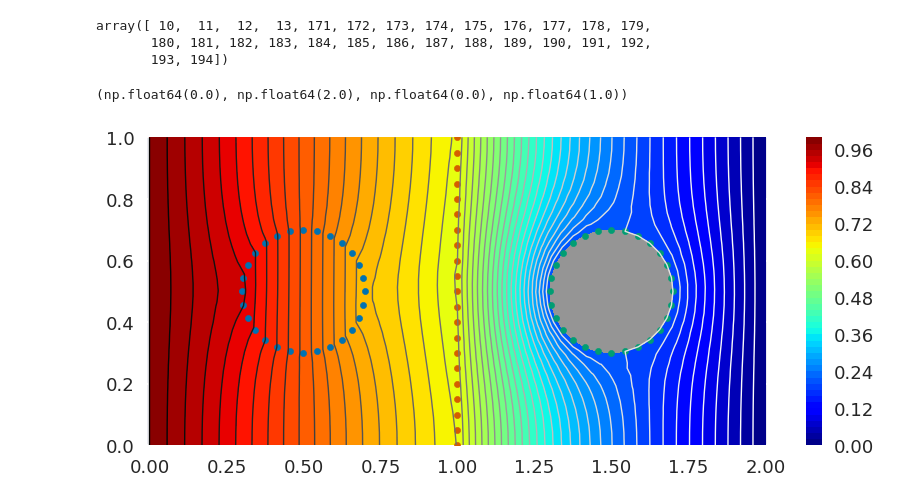
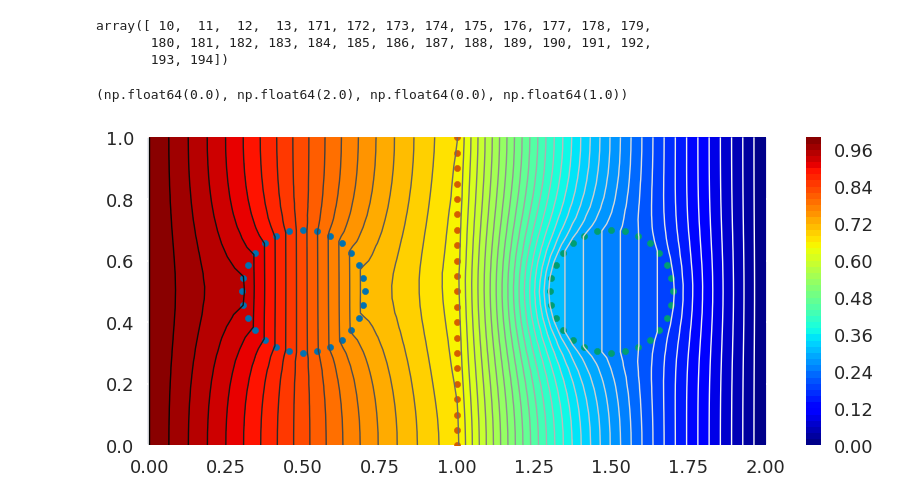
Before and after one commit to RicardoRG73/GFDM-Interfaces, a Jupyter notebook: Examples/ex5.ipynb, the cells around one changed output. Saved outputs shown, nothing was run; the diff lists cells and outputs as text; code cells hidden in the pictures.

```diff
--- a/Examples/ex5.ipynb
+++ b/Examples/ex5.ipynb
@@ -330,3 +305,7 @@ U = spsolve(K,F)
+# %%
+K,F = problem.create_system_K_F_cont_U()
+
+U = spsolve(K,F)
 # %% [markdown]
 # Plotting solution
 # %%
@@ -338,28 +317,29 @@ array([ 10,  11,  12,  13, 171, 172, 173, 174, 175, 176, 177, 178, 179,
 # %%
 plt.figure(figsize=(10,4))
 plt.tricontourf(coords[:,0], coords[:,1], U, levels=50, cmap="jet")
 plt.colorbar()
 plt.tricontour(coords[:,0], coords[:,1], U, levels=50, linewidths=1)
 # gray circle
-plt.tricontourf(
-    coords[right_circ_nodes,0],
-    coords[right_circ_nodes,1],
-    U[right_circ_nodes]
-)
+# plt.tricontourf(
+#     coords[right_circ_nodes,0],
+#     coords[right_circ_nodes,1],
+#     U[right_circ_nodes],
+#     levels=1
+# )
 
 # scatter plot for interfaces
 interfaces_to_plot = (
     left_circ_nodes,
     right_circ_nodes,
     interface_nodes
 )
 for b in interfaces_to_plot:
     plt.scatter(coords[b,0], coords[b,1], s=20)
 
 plt.axis("equal")
 # %% [output]
 (np.float64(0.0), np.float64(2.0), np.float64(0.0), np.float64(1.0))
-[figure, old version]
+[figure, new version]
 # %%
 fig = plt.figure(figsize=(4,4))
 ax = plt.axes(projection="3d")
```
Also changed, not shown: parts of 6 cells of this notebook, 2 other files.
